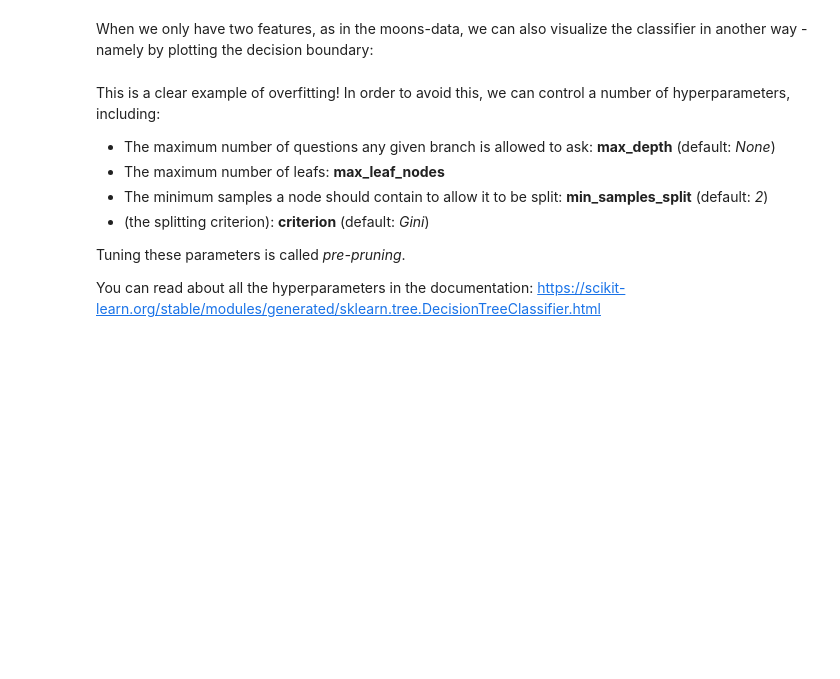
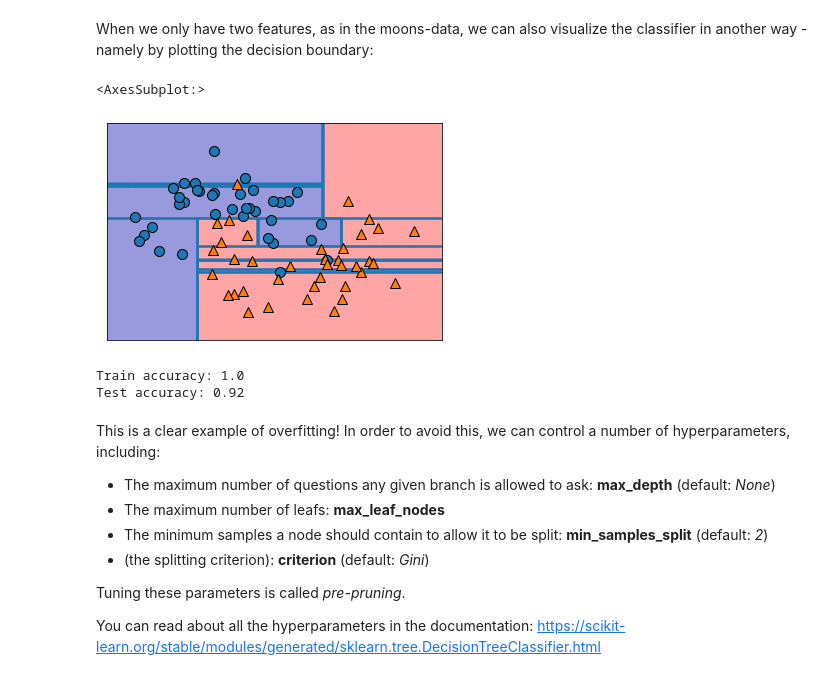
Before and after one commit to RBrooksDK/MAL1, a Jupyter notebook: 03 Tree-based models/Decision Trees 1 - Visualization and hyperparameters.ipynb, the cells around one changed output. Saved outputs shown, nothing was run; the diff lists cells and outputs as text; code cells hidden in the pictures; blank space fills up the shorter version.

```diff
--- a/03 Tree-based models/Decision Trees 1 - Visualization and hyperparameters.ipynb
+++ b/03 Tree-based models/Decision Trees 1 - Visualization and hyperparameters.ipynb
@@ -21,4 +29,10 @@ We start by creating a toy dataset, which we will use to explore the main functi
 # %% [markdown]
 The data is split into a test and training set:
+# %%
+X_train, X_test, y_train, y_test = train_test_split(X, y, stratify = y,
+                                                    random_state = 42)
 # %% [markdown]
 We then instantiate the DecisionTreeClassifier, and fit it to the training data:
+# %%
+clf = DecisionTreeClassifier()
+clf.fit(X_train, y_train)
@@ -42,5 +62,16 @@ gvz_graph
 # %% [markdown]
 When we only have two features, as in the moons-data, we can also visualize the classifier in another way - namely by plotting the decision boundary:
+# %%
+mglearn.plots.plot_tree_partition(X_train, y_train, clf)
+# %% [output]
+<AxesSubplot:>
+[figure, added]
+# %%
+print("Train accuracy: {}".format(clf.score(X_train, y_train)))
+print("Test accuracy: {}".format(clf.score(X_test, y_test)))
+# %% [output]
+Train accuracy: 1.0
+Test accuracy: 0.92
 # %% [markdown]
 This is a clear example of overfitting! In order to avoid this, we can control a number of hyperparameters, including:
 - The maximum number of questions any given branch is allowed to ask: **max_depth** (default: *None*)
```
Also changed, not shown: parts of 7 cells of this notebook, 2 other files.
